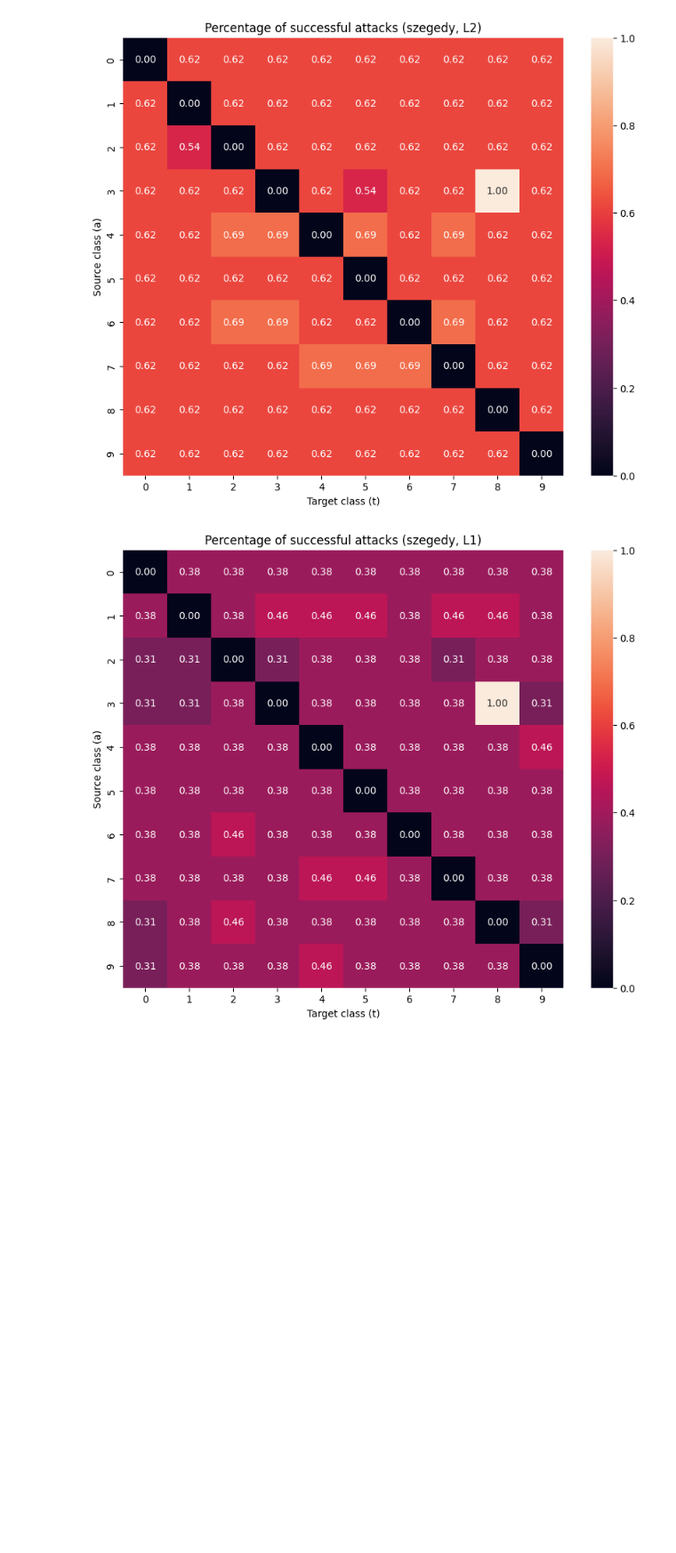
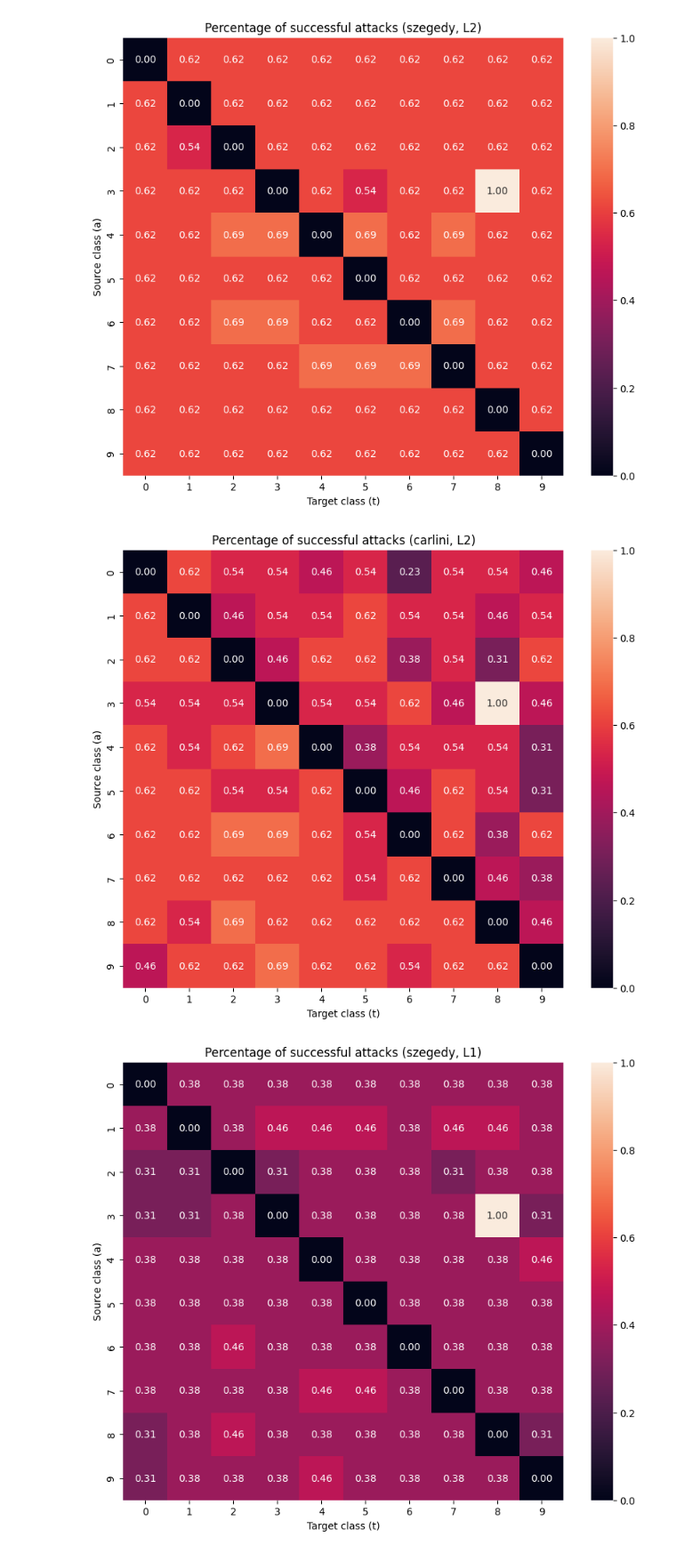
Before and after one commit to betomqz/thesis-code, a Jupyter notebook: notebooks/analysis.ipynb, the cells around one changed output. Shown at 89% size. Saved outputs shown, nothing was run; the diff lists cells and outputs as text; code cells hidden in the pictures; blank space fills up the shorter version.

Commit message:
Add more plots (#81)

```diff
--- a/notebooks/analysis.ipynb
+++ b/notebooks/analysis.ipynb
@@ -98,6 +110,10 @@ def _source_target_heatmap(data, title):
 source_target_heatmap_success()
 # %% [output]
 [figure]
+# %%
+source_target_heatmap_success(formulation='carlini')
+# %% [output]
+[figure, added]
 # %%
 source_target_heatmap_success(norm='L1')
 # %% [output]
```
Also changed, not shown: parts of 26 cells of this notebook, 1 other file.
